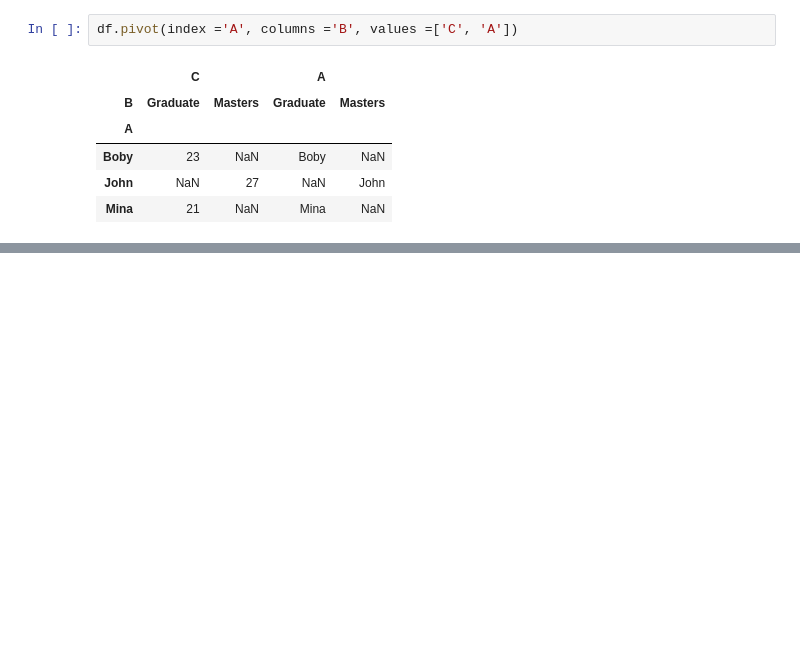
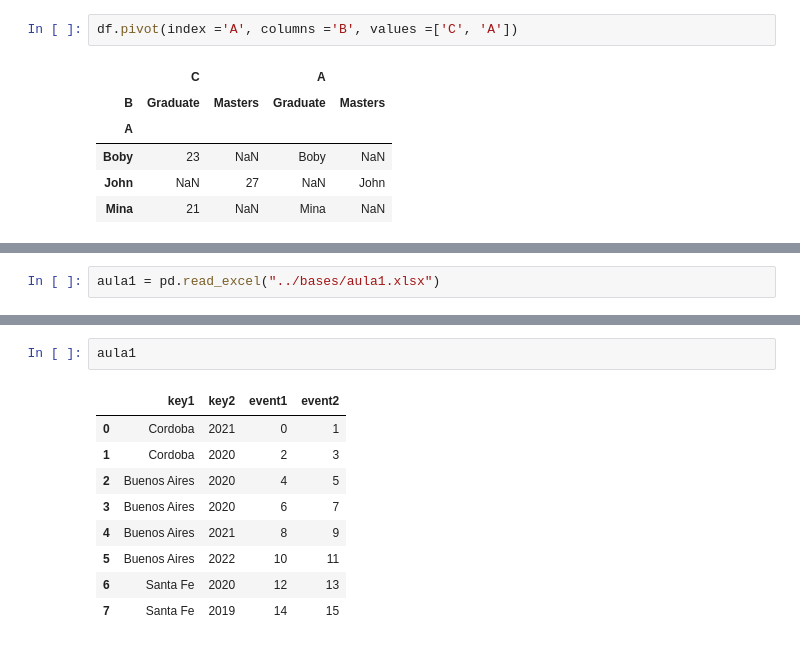
Before and after one commit to cordeirolibel/coderhouse_ds_45735, a Jupyter notebook: Aula26 (Data Wrangling I)/Aula26.ipynb, the cells around one changed output, grey strips where cells are left out. Saved outputs shown, nothing was run; the diff lists cells and outputs as text; blank space fills up the shorter version.

Commit message:
add aula 27

```diff
--- a/Aula26 (Data Wrangling I)/Aula26.ipynb
+++ b/Aula26 (Data Wrangling I)/Aula26.ipynb
@@ -348,0 +353,2 @@ df.pivot(index ='A', columns ='B', values =['C', 'A'])
+# %%
+aula1 = pd.read_excel("../bases/aula1.xlsx")
@@ -348,0 +366,12 @@ df.pivot(index ='A', columns ='B', values =['C', 'A'])
+# %%
+aula1
+# %% [output]
+|  | key1 | key2 | event1 | event2 |
+| 0 | Cordoba | 2021 | 0 | 1 |
+| 1 | Cordoba | 2020 | 2 | 3 |
+| 2 | Buenos Aires | 2020 | 4 | 5 |
+| 3 | Buenos Aires | 2020 | 6 | 7 |
+| 4 | Buenos Aires | 2021 | 8 | 9 |
+| 5 | Buenos Aires | 2022 | 10 | 11 |
+| 6 | Santa Fe | 2020 | 12 | 13 |
+| 7 | Santa Fe | 2019 | 14 | 15 |
```
Also changed, not shown: parts of 3 cells of this notebook, 4 other files.
